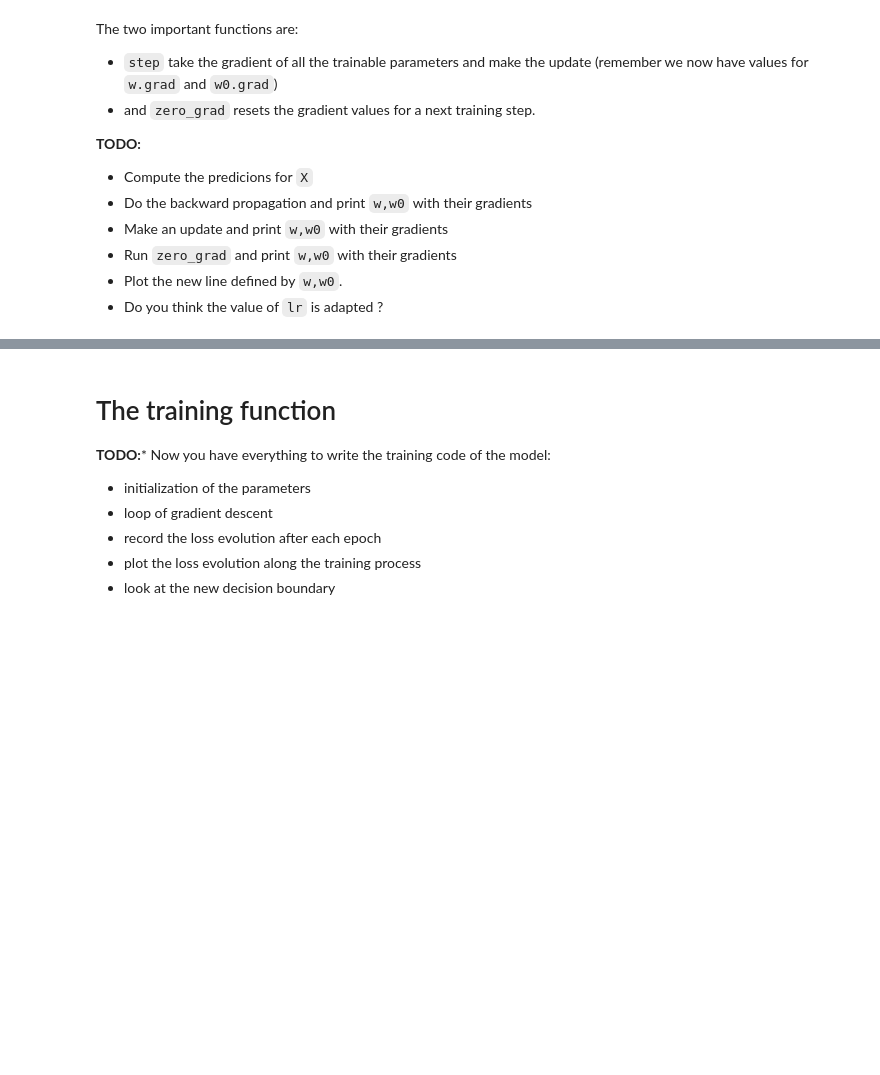
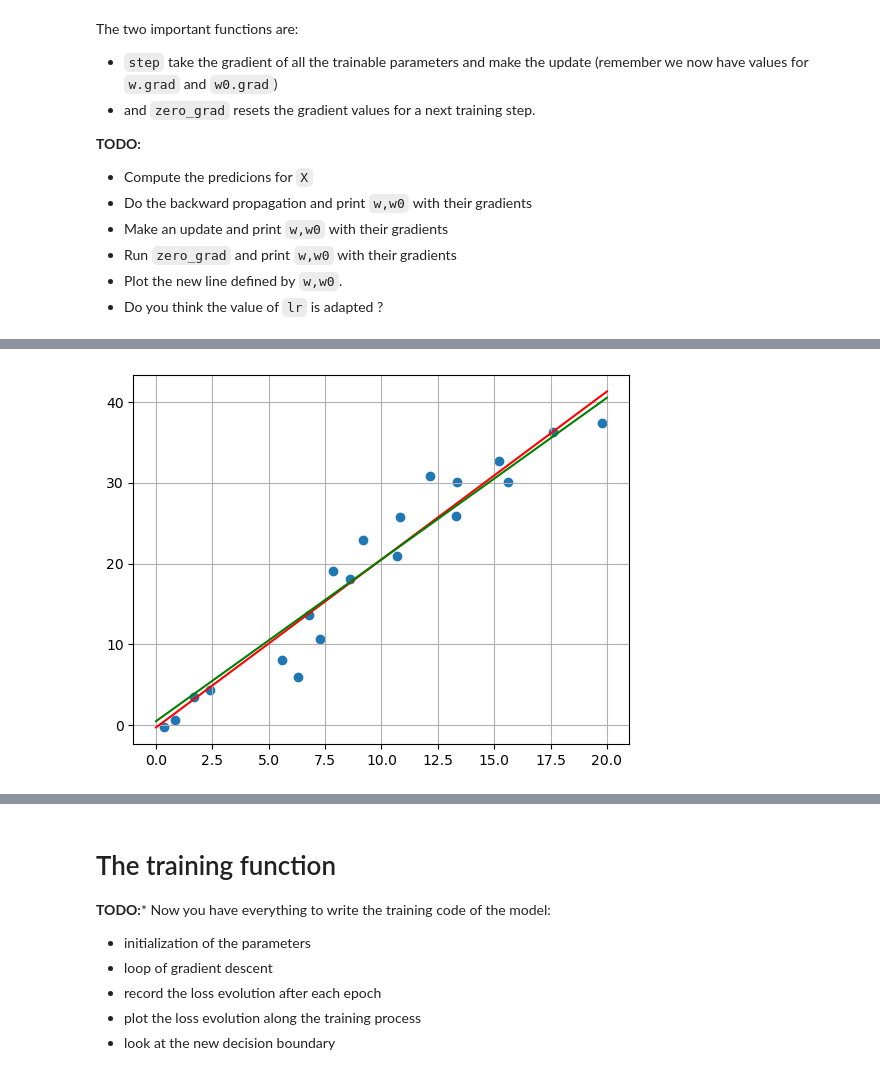
Before and after one commit to Allauzen/cpia-dl, a Jupyter notebook: tp/pytorch-intro-2025-cor.ipynb, the cells around one changed output, grey strips where cells are left out. Drawn from its saved outputs; the diff is of its cells as text; code cells hidden in the pictures; blank space fills up the shorter version.

```diff
--- a/tp/pytorch-intro-2025-cor.ipynb
+++ b/tp/pytorch-intro-2025-cor.ipynb
@@ -490,0 +548,9 @@ The two important functions are:
+# %%
+xs = th.linspace(0,Npoints,2) # need 2 points for a line
+plt.plot(xs,(w*xs+w0).detach(),'r')
+plt.plot(xs,(2*xs+0.5).detach(),'g')
+
+plt.scatter(X,Y)
+plt.grid()
+# %% [output]
+[figure, added]
```
Also changed, not shown: parts of 27 cells of this notebook.
